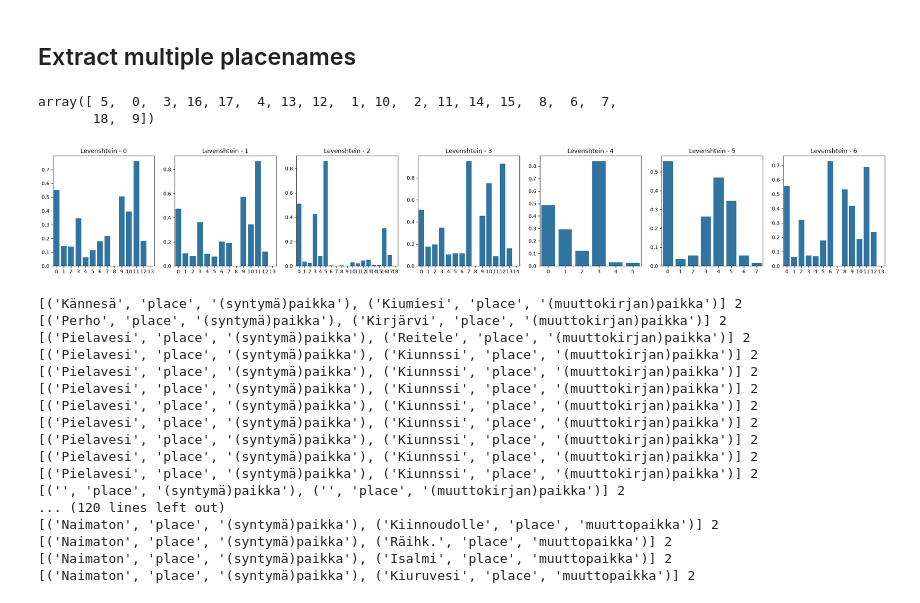
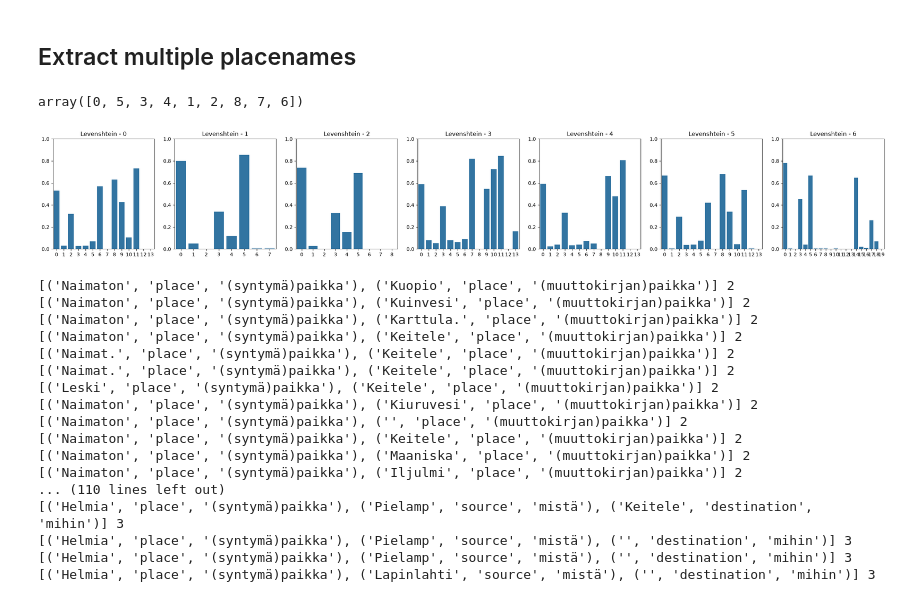
Before and after one commit to TurkuNLP/htr-hiski-alignment, a Jupyter notebook: notebooks/extracting_migrations/extracting-migrations-find_toponym_column.ipynb, the cells around one changed output. Saved outputs shown, nothing was run; the diff lists cells and outputs as text; code cells hidden in the pictures.

Commit message:
script for finding toponym columns and other updates

```diff
--- a/notebooks/extracting_migrations/extracting-migrations-find_toponym_column.ipynb
+++ b/notebooks/extracting_migrations/extracting-migrations-find_toponym_column.ipynb
@@ -874,39 +875,5 @@ Huhtikuu " " " " " " " Toukokuu "
 ---
 # %%
-def column_match_scores(
-    column,
-    choices,
-    scorer=rapidfuzz.distance.Levenshtein.normalized_similarity,
-    return_scores_only=True,
-    scorer_kwargs=None,
-    cache={}
-):
-    column_match_scores = []
-    for cell in column:
-        cell_cache_result = cache.get(cell)
-        if not cell_cache_result:
-            cell_score = rapidfuzz.process.extractOne(
-                cell,
-                choices,
-                scorer=scorer,
-                scorer_kwargs=scorer_kwargs
-            )
-            if cell_score:
-                cache[cell] = cell_score
-        else:
-            cell_score = cell_cache_result
-
-        if cell_score:
-            column_match_scores.append(
-                cell_score[1] if return_scores_only else cell_score
-            )
-        else:
-            column_match_scores.append(
-                0.0 if return_scores_only else (None, 0.0, np.nan)
-            )
-
-    return column_match_scores
-
 levenshtein_weighted_scorer = levenshtein_similarity_weighted
 page_results_weighted = []
 cached_results = {}
@@ -988,15 +955,15 @@ for page_i, page_cols in enumerate(chosen_pages_cols):
 
 np.argsort(page_results[2])[::-1]
 # %% [output]
-array([ 5,  0,  3, 16, 17,  4, 13, 12,  1, 10,  2, 11, 14, 15,  8,  6,  7,
-       18,  9])
+array([0, 5, 3, 4, 1, 2, 8, 7, 6])
 # %%
 fig, axs = plt.subplots(1, 7, figsize=(30, 4))
 for i, (ax, res) in enumerate(zip(axs, page_results)):
     sns.barplot(res, ax=ax)
     ax.set_title(f"Levenshtein - {i}")
+    ax.set_ylim(0.0, 1.0)
 # %% [output]
-[figure, old version]
+[figure, new version]
 # %%
 for page_i, page_cols in enumerate(chosen_pages_cols):
     filled_page_cols = [fill_values(col) for col in page_cols]
@@ -1035,20 +1002,20 @@ for page_i, page_cols in enumerate(chosen_pages_cols):
                 num_place_cols_categorized
             )
 # %% [output]
-[('Kännesä', 'place', '(syntymä)paikka'), ('Kiumiesi', 'place', '(muuttokirjan)paikka')] 2
-[('Perho', 'place', '(syntymä)paikka'), ('Kirjärvi', 'place', '(muuttokirjan)paikka')] 2
-[('Pielavesi', 'place', '(syntymä)paikka'), ('Reitele', 'place', '(muuttokirjan)paikka')] 2
-[('Pielavesi', 'place', '(syntymä)paikka'), ('Kiunnssi', 'place', '(muuttokirjan)paikka')] 2
-[('Pielavesi', 'place', '(syntymä)paikka'), ('Kiunnssi', 'place', '(muuttokirjan)paikka')] 2
-[('Pielavesi', 'place', '(syntymä)paikka'), ('Kiunnssi', 'place', '(muuttokirjan)paikka')] 2
-[('Pielavesi', 'place', '(syntymä)paikka'), ('Kiunnssi', 'place', '(muuttokirjan)paikka')] 2
-[('Pielavesi', 'place', '(syntymä)paikka'), ('Kiunnssi', 'place', '(muuttokirjan)paikka')] 2
-[('Pielavesi', 'place', '(syntymä)paikka'), ('Kiunnssi', 'place', '(muuttokirjan)paikka')] 2
-[('Pielavesi', 'place', '(syntymä)paikka'), ('Kiunnssi', 'place', '(muuttokirjan)paikka')] 2
-[('Pielavesi', 'place', '(syntymä)paikka'), ('Kiunnssi', 'place', '(muuttokirjan)paikka')] 2
-[('', 'place', '(syntymä)paikka'), ('', 'place', '(muuttokirjan)paikka')] 2
-... (120 lines left out)
-[('Naimaton', 'place', '(syntymä)paikka'), ('Kiinnoudolle', 'place', 'muuttopaikka')] 2
-[('Naimaton', 'place', '(syntymä)paikka'), ('Räihk.', 'place', 'muuttopaikka')] 2
-[('Naimaton', 'place', '(syntymä)paikka'), ('Isalmi', 'place', 'muuttopaikka')] 2
-[('Naimaton', 'place', '(syntymä)paikka'), ('Kiuruvesi', 'place', 'muuttopaikka')] 2
+[('Naimaton', 'place', '(syntymä)paikka'), ('Kuopio', 'place', '(muuttokirjan)paikka')] 2
+[('Naimaton', 'place', '(syntymä)paikka'), ('Kuinvesi', 'place', '(muuttokirjan)paikka')] 2
+[('Naimaton', 'place', '(syntymä)paikka'), ('Karttula.', 'place', '(muuttokirjan)paikka')] 2
+[('Naimaton', 'place', '(syntymä)paikka'), ('Keitele', 'place', '(muuttokirjan)paikka')] 2
+[('Naimat.', 'place', '(syntymä)paikka'), ('Keitele', 'place', '(muuttokirjan)paikka')] 2
+[('Naimat.', 'place', '(syntymä)paikka'), ('Keitele', 'place', '(muuttokirjan)paikka')] 2
+[('Leski', 'place', '(syntymä)paikka'), ('Keitele', 'place', '(muuttokirjan)paikka')] 2
+[('Naimaton', 'place', '(syntymä)paikka'), ('Kiuruvesi', 'place', '(muuttokirjan)paikka')] 2
+[('Naimaton', 'place', '(syntymä)paikka'), ('', 'place', '(muuttokirjan)paikka')] 2
+[('Naimaton', 'place', '(syntymä)paikka'), ('Keitele', 'place', '(muuttokirjan)paikka')] 2
+[('Naimaton', 'place', '(syntymä)paikka'), ('Maaniska', 'place', '(muuttokirjan)paikka')] 2
+[('Naimaton', 'place', '(syntymä)paikka'), ('Iljulmi', 'place', '(muuttokirjan)paikka')] 2
+... (110 lines left out)
+[('Helmia', 'place', '(syntymä)paikka'), ('Pielamp', 'source', 'mistä'), ('Keitele', 'destination', 'mihin')] 3
+[('Helmia', 'place', '(syntymä)paikka'), ('Pielamp', 'source', 'mistä'), ('', 'destination', 'mihin')] 3
+[('Helmia', 'place', '(syntymä)paikka'), ('Pielamp', 'source', 'mistä'), ('', 'destination', 'mihin')] 3
+[('Helmia', 'place', '(syntymä)paikka'), ('Lapinlahti', 'source', 'mistä'), ('', 'destination', 'mihin')] 3
```
Also changed, not shown: parts of 16 cells of this notebook, 2 other files.
